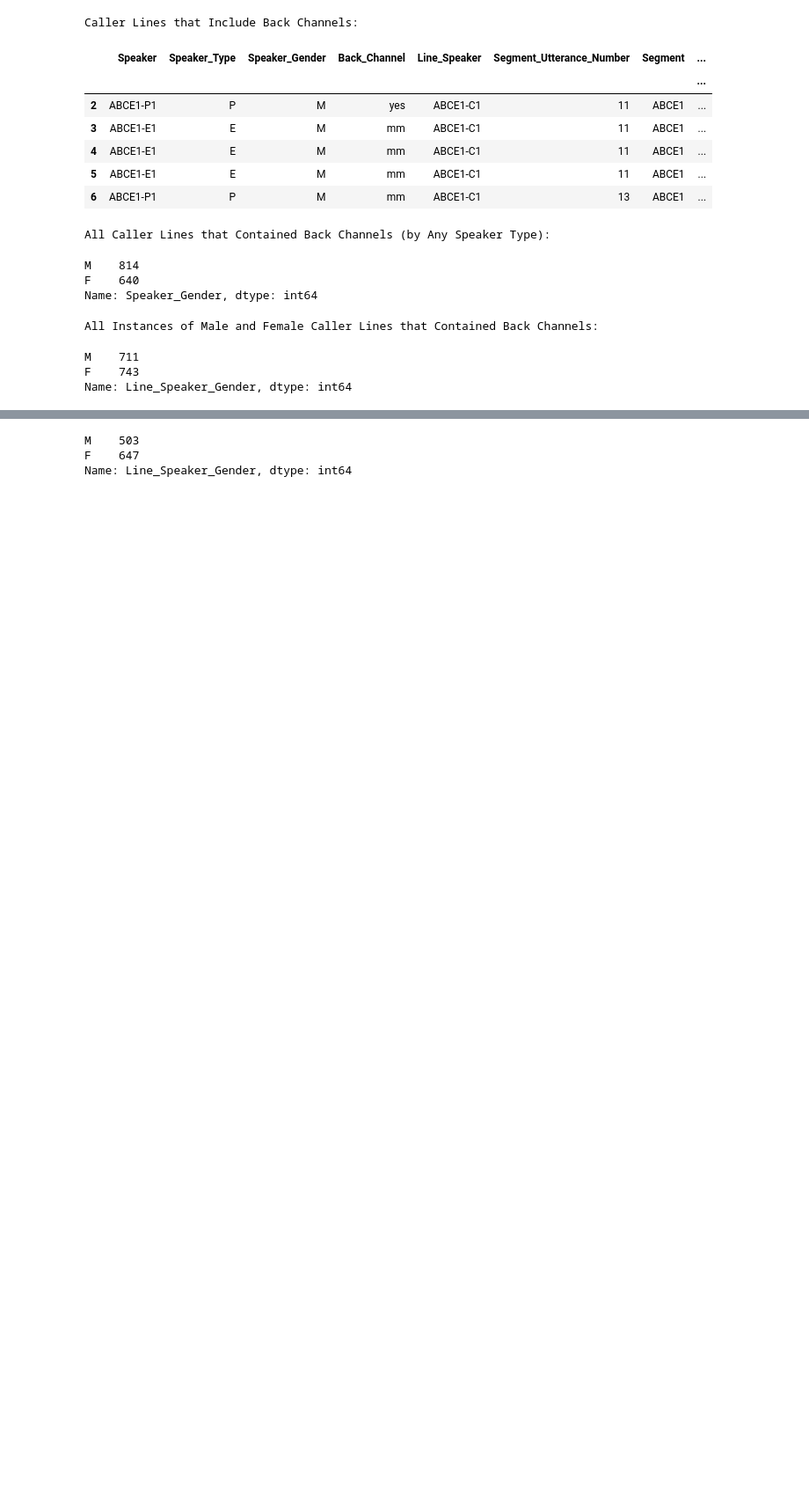
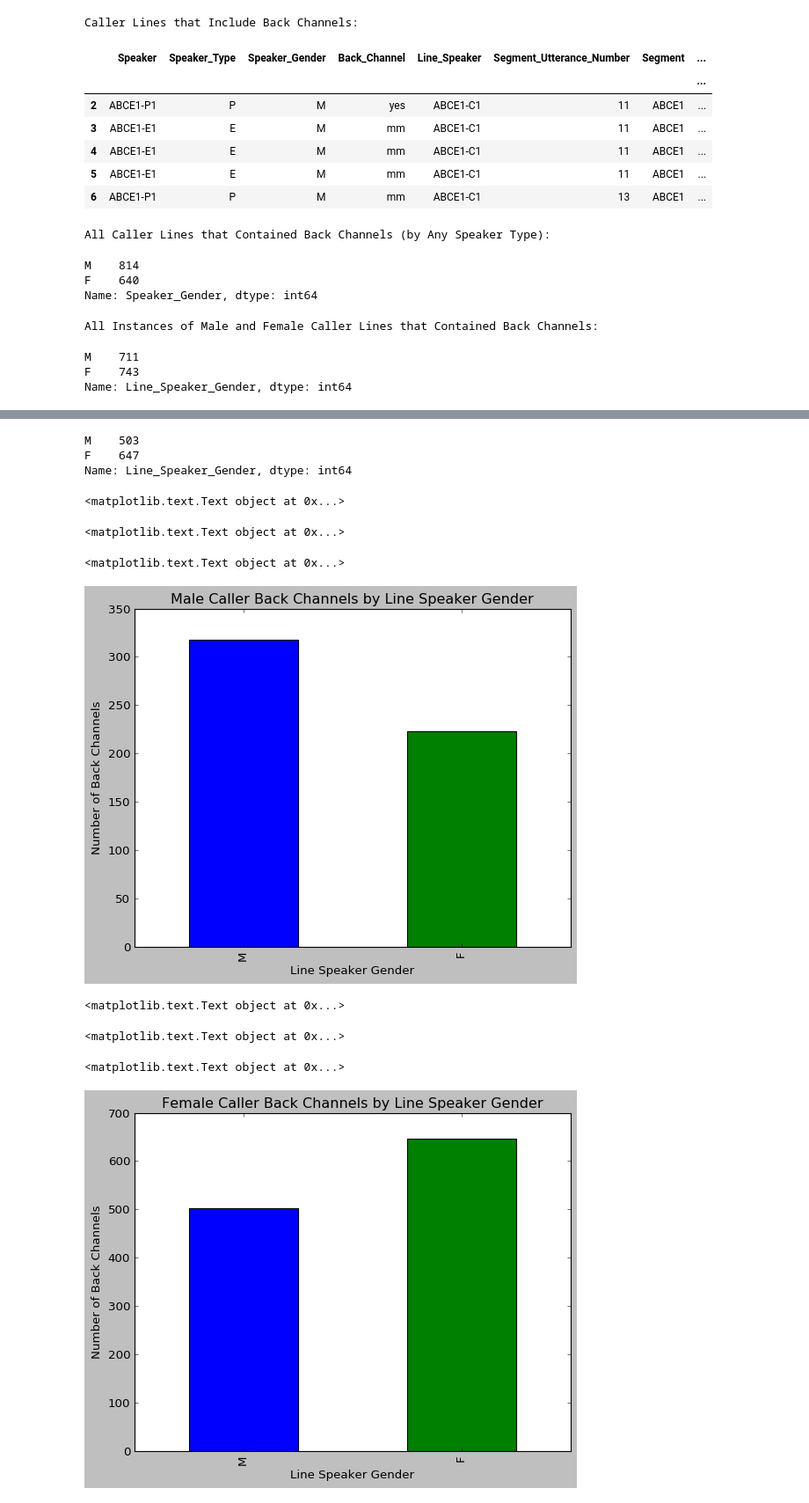
Before and after one commit to Data-Science-for-Linguists/Discourse-Analysis-ART-Corpus, a Jupyter notebook: analysis.ipynb, the cells around one changed output, grey strips where cells are left out. Shown: that part at 88% size. Cells and saved outputs as stored; diff of their text form; code cells hidden in the pictures; blank space fills up the shorter version.

```diff
--- a/analysis.ipynb
+++ b/analysis.ipynb
@@ -1106,21 +1122,46 @@ But are Male and Female Callers as contributing more back channels to speakers o
 # %%
 print("Male Callers Uttering Back Channels during Male and Female Lines:")
 # Back Channels by Male Callers
 CM=C_bk_df.loc[(C_bk_df["Speaker_Gender"]=='M') & (C_bk_df["Speaker_Type"]=="C"),:]
 # uttered during Male and Female Lines
 CM["Line_Speaker_Gender"].value_counts().reindex(["M","F"])
 
 print("Female Callers Uttering Back Channels during Male and Female Lines:")
 # Back Channels by Female Callers
 CF=C_bk_df.loc[(C_bk_df["Speaker_Gender"]=='F') & (C_bk_df["Speaker_Type"]=="C"),:]
 # uttered during Male and Female Lines
 CF["Line_Speaker_Gender"].value_counts().reindex(["M","F"])
+
+# creating bar graphs
+fig1 = CM["Line_Speaker_Gender"].value_counts().reindex(["M","F"]).plot.bar()
+plt.title("Male Caller Back Channels by Line Speaker Gender")
+plt.xlabel("Line Speaker Gender")
+plt.ylabel("Number of Back Channels")
+plt.show()
+
+fig2 = CF["Line_Speaker_Gender"].value_counts().reindex(["M","F"]).plot.bar()
+plt.title("Female Caller Back Channels by Line Speaker Gender")
+plt.xlabel("Line Speaker Gender")
+plt.ylabel("Number of Back Channels")
+plt.show()
+
+# saving the figures
+fig1.figure.savefig("images/male_caller_back_channel_line_speaker_genders.png")
+fig2.figure.savefig("images/female_caller_back_channel_line_speaker_genders.png")
 # %% [output]
 Male Callers Uttering Back Channels during Male and Female Lines:
 M    318
 F    223
 Name: Line_Speaker_Gender, dtype: int64
 Female Callers Uttering Back Channels during Male and Female Lines:
 M    503
 F    647
 Name: Line_Speaker_Gender, dtype: int64
+<matplotlib.text.Text object at 0x...>
+<matplotlib.text.Text object at 0x...>
+<matplotlib.text.Text object at 0x...>
+[figure, added]
+<matplotlib.text.Text object at 0x...>
+<matplotlib.text.Text object at 0x...>
+<matplotlib.text.Text object at 0x...>
+[figure, added]
```
Also changed, not shown: parts of 16 cells of this notebook, 1 other file.
